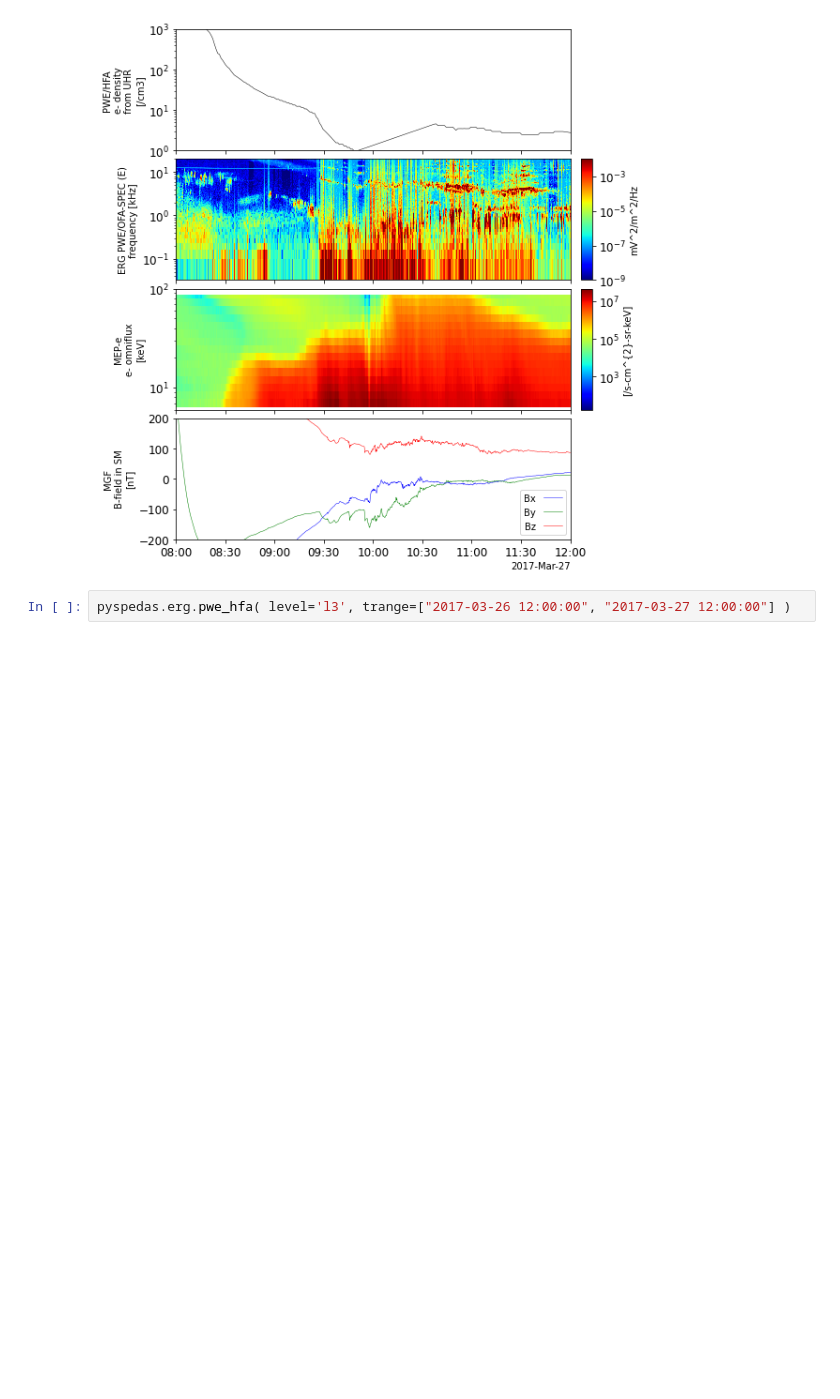
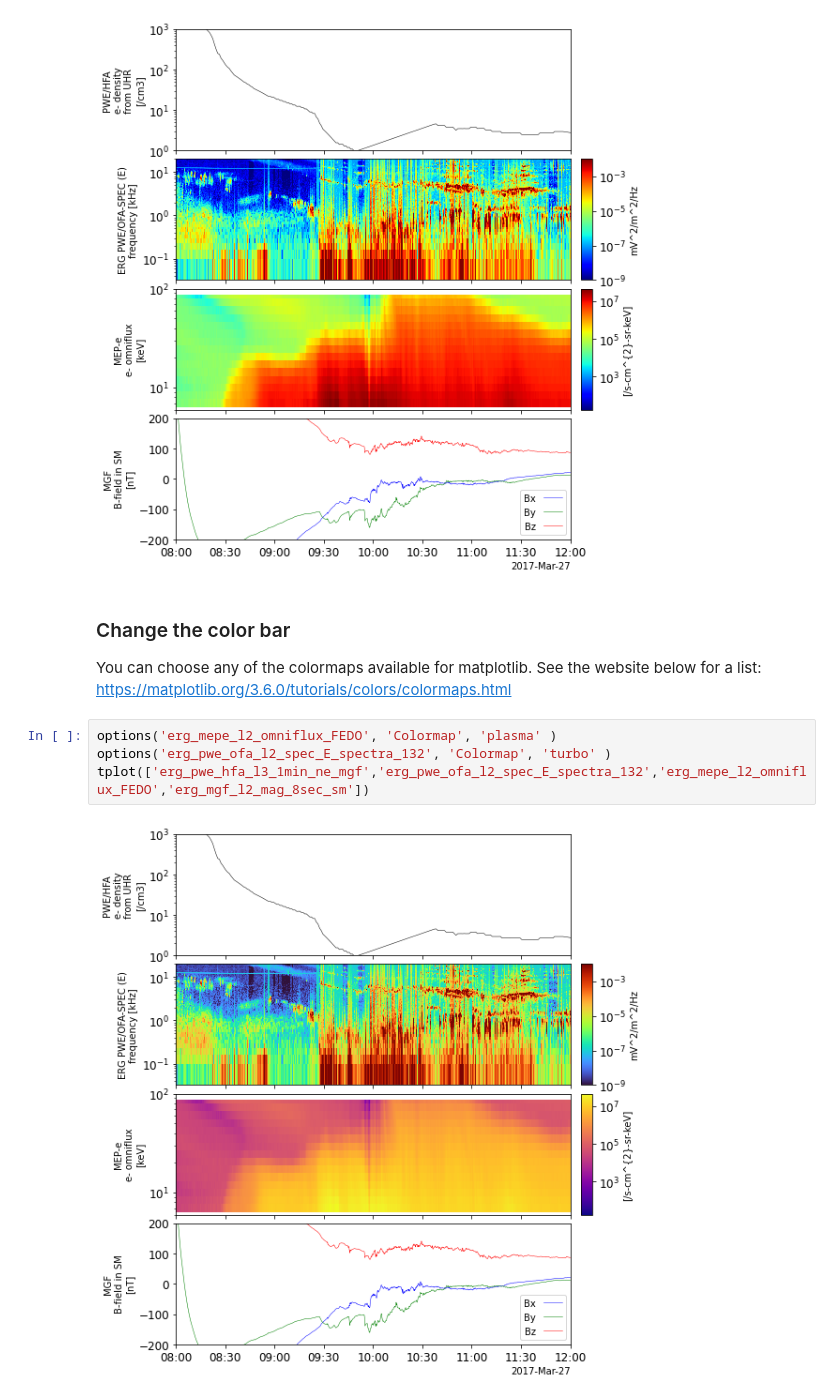
Before and after one commit to ergsc-devel/arase_example, a Jupyter notebook: basic/PyTplot_examples_with_Arase_data.ipynb, the cells around one changed output. Saved outputs shown, nothing was run; the diff lists cells and outputs as text; blank space fills up the shorter version.

```diff
--- a/basic/PyTplot_examples_with_Arase_data.ipynb
+++ b/basic/PyTplot_examples_with_Arase_data.ipynb
@@ -144,6 +162,14 @@ options('erg_pwe_hfa_l3_1min_ne_mgf', 'yrange', [1e0,1e3])
 tplot(['erg_pwe_hfa_l3_1min_ne_mgf','erg_pwe_ofa_l2_spec_E_spectra_132','erg_mepe_l2_omniflux_FEDO','erg_mgf_l2_mag_8sec_sm'])
 # %% [output]
 [figure]
+# %% [markdown]
+### Change the color bar
+You can choose any of the colormaps available for matplotlib. See the website below for a list:
+https://matplotlib.org/3.6.0/tutorials/colors/colormaps.html
 # %%
-pyspedas.erg.pwe_hfa( level='l3', trange=["2017-03-26 12:00:00", "2017-03-27 12:00:00"] )
+options('erg_mepe_l2_omniflux_FEDO', 'Colormap', 'plasma' )
+options('erg_pwe_ofa_l2_spec_E_spectra_132', 'Colormap', 'turbo' )
+tplot(['erg_pwe_hfa_l3_1min_ne_mgf','erg_pwe_ofa_l2_spec_E_spectra_132','erg_mepe_l2_omniflux_FEDO','erg_mgf_l2_mag_8sec_sm'])
+# %% [output]
+[figure, added]
 # %%
```
Also changed, not shown: parts of 15 cells of this notebook.
